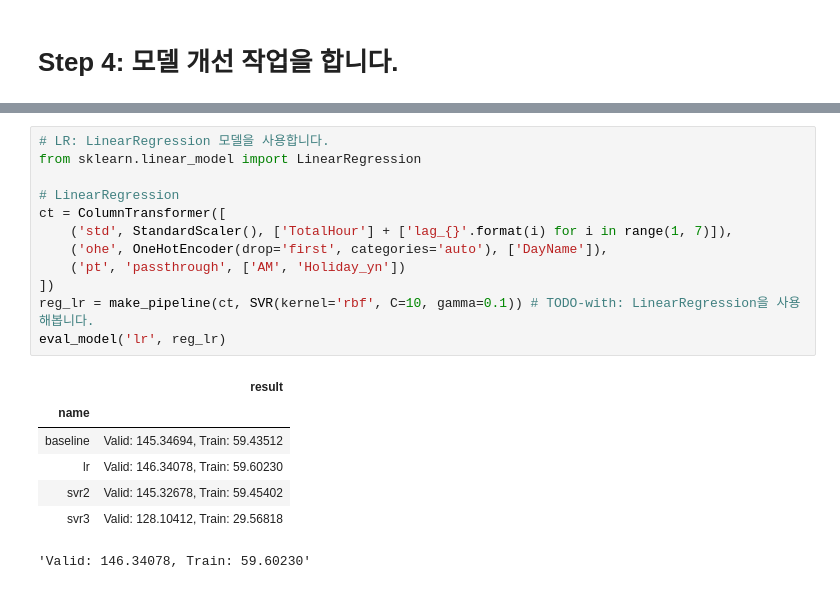
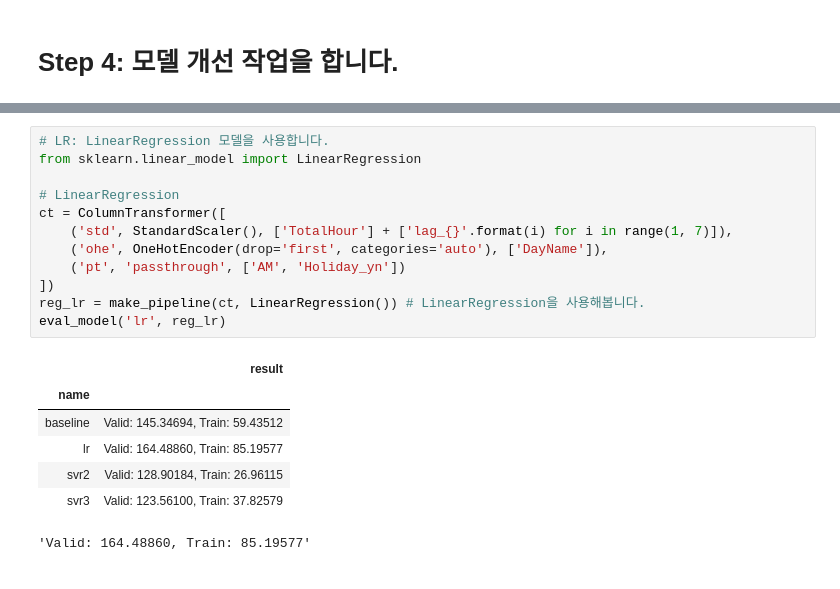
Before and after one commit to sunkusun9/DS_lv3_2503_2, a Jupyter notebook: sec_ds_lv3_prob3_kaggle.ipynb, the cells around one changed output, grey strips where cells are left out. Cells and saved outputs as stored; diff of their text form.

```diff
--- a/sec_ds_lv3_prob3_kaggle.ipynb
+++ b/sec_ds_lv3_prob3_kaggle.ipynb
@@ -345,23 +370,23 @@ eval_model('svr3', reg_svr3)
 # %%
 # LR: LinearRegression 모델을 사용합니다.
 from sklearn.linear_model import LinearRegression
 
 # LinearRegression
 ct = ColumnTransformer([
     ('std', StandardScaler(), ['TotalHour'] + ['lag_{}'.format(i) for i in range(1, 7)]),
     ('ohe', OneHotEncoder(drop='first', categories='auto'), ['DayName']),
     ('pt', 'passthrough', ['AM', 'Holiday_yn'])
 ])
-reg_lr = make_pipeline(ct, SVR(kernel='rbf', C=10, gamma=0.1)) # TODO-with: LinearRegression을 사용해봅니다.
+reg_lr = make_pipeline(ct, LinearRegression()) # LinearRegression을 사용해봅니다.
 eval_model('lr', reg_lr)
 # %% [output]
 |  | result |
 | name |  |
 | baseline | Valid: 145.34694, Train: 59.43512 |
-| lr | Valid: 146.34078, Train: 59.60230 |
-| svr2 | Valid: 145.32678, Train: 59.45402 |
-| svr3 | Valid: 128.10412, Train: 29.56818 |
+| lr | Valid: 164.48860, Train: 85.19577 |
+| svr2 | Valid: 128.90184, Train: 26.96115 |
+| svr3 | Valid: 123.56100, Train: 37.82579 |
-'Valid: 146.34078, Train: 59.60230'
+'Valid: 164.48860, Train: 85.19577'
 # %%
 from sklearn.ensemble import VotingRegressor
 # reg_svr2 와 reg_svr3을 Voting 앙상블 해봅니다.
```
Also changed, not shown: parts of 14 cells of this notebook.
